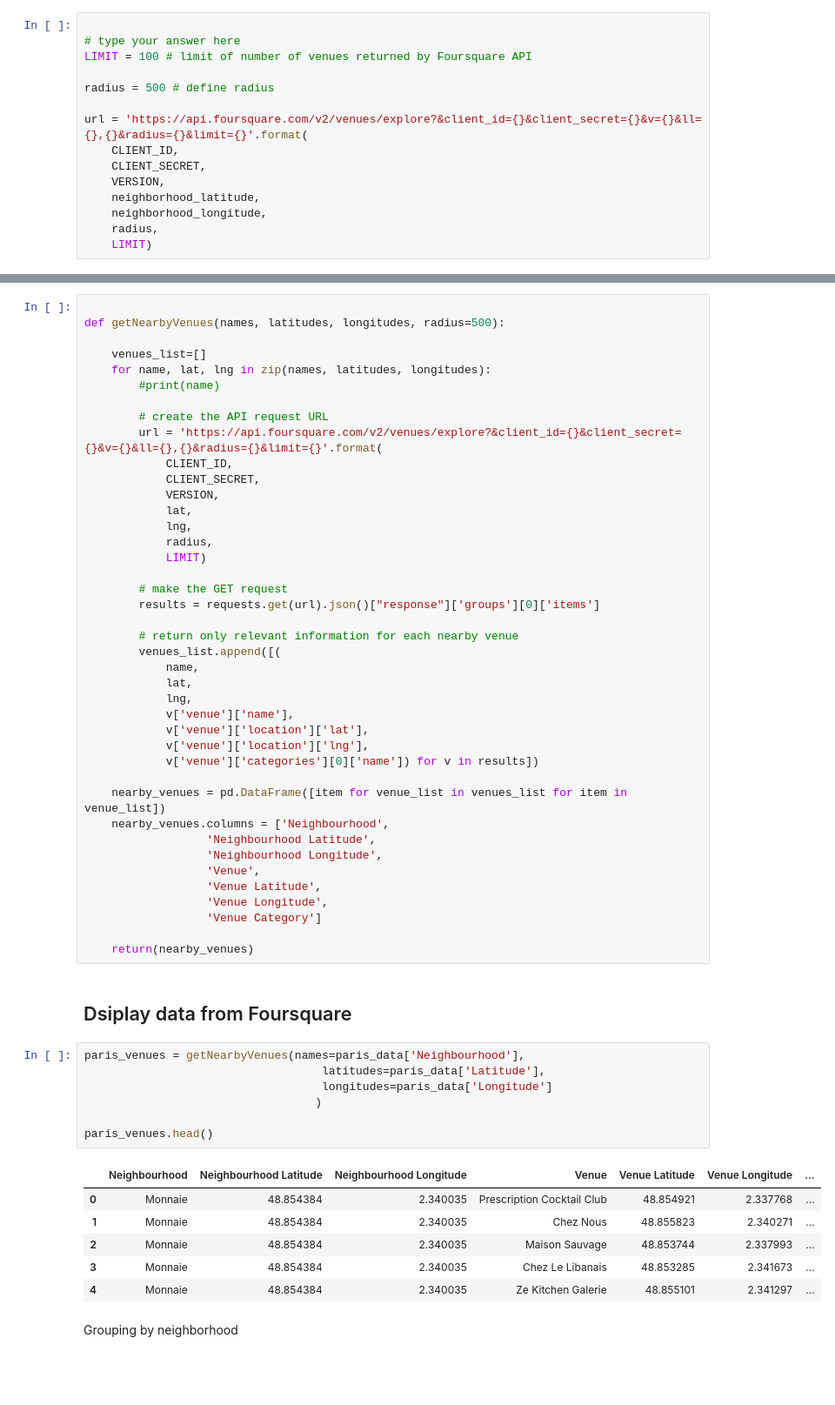
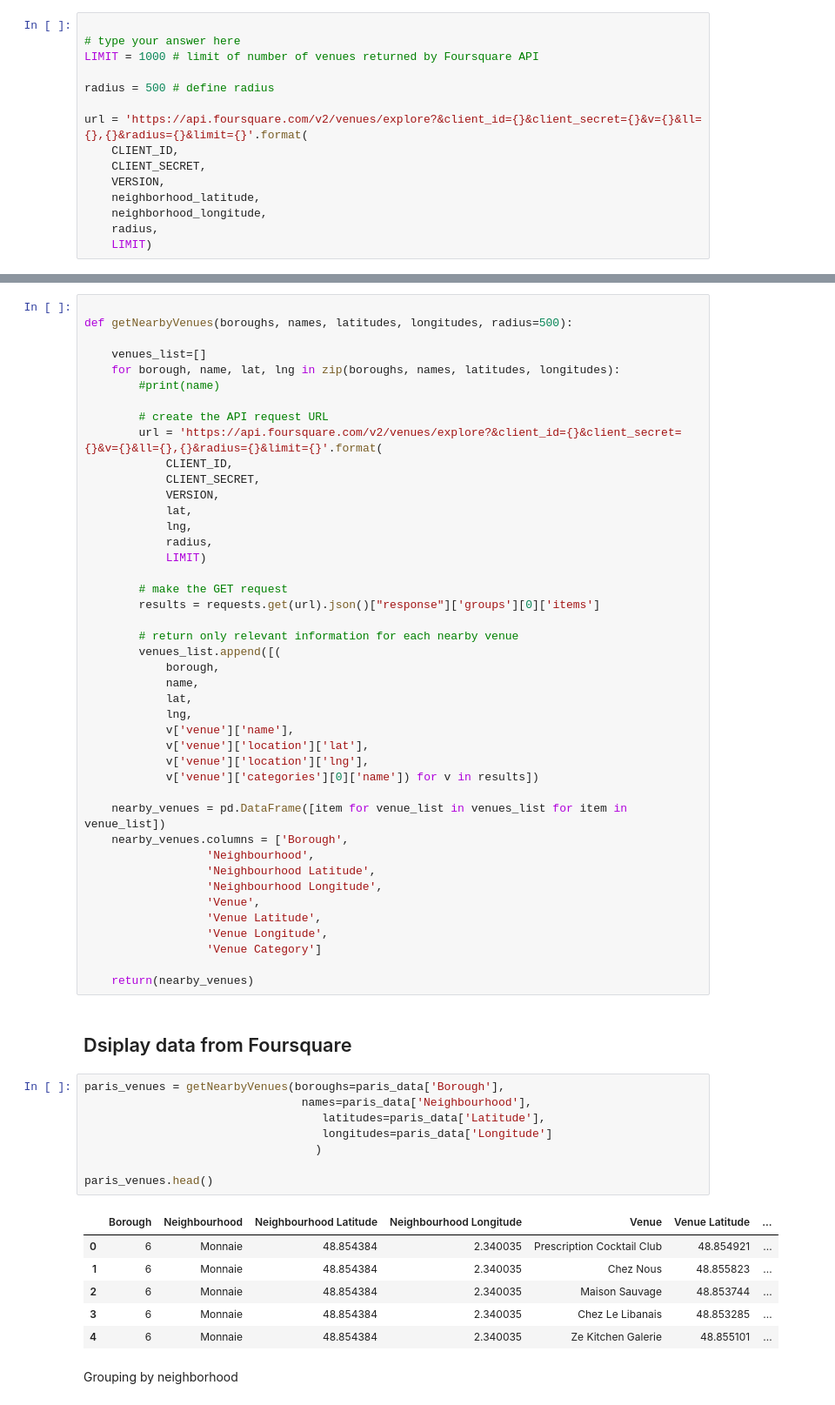
Before and after one commit to camoc/coursera_datascience_ibm, a Jupyter notebook: Capstone-Project-paris-neighborhood.ipynb, the cells around one changed output, grey strips where cells are left out. Shown at 87% size. Drawn from its saved outputs; the diff is of its cells as text; blank space fills up the shorter version.

Commit message:
Capstone Paris neighborhood project

```diff
--- a/Capstone-Project-paris-neighborhood.ipynb
+++ b/Capstone-Project-paris-neighborhood.ipynb
@@ -192,7 +226,7 @@ Build Foursquare URL with geo coordinates
 # %%
 
 # type your answer here
-LIMIT = 100 # limit of number of venues returned by Foursquare API
+LIMIT = 1000 # limit of number of venues returned by Foursquare API
 
 radius = 500 # define radius
 
@@ -286,10 +320,10 @@ print('{} venues were returned by Foursquare.'.format(nearby_venues.shape[0]))
 ## Method loading all venues for each neiborhoud
 # %%
 
-def getNearbyVenues(names, latitudes, longitudes, radius=500):
+def getNearbyVenues(boroughs, names, latitudes, longitudes, radius=500):
 
     venues_list=[]
-    for name, lat, lng in zip(names, latitudes, longitudes):
+    for borough, name, lat, lng in zip(boroughs, names, latitudes, longitudes):
         #print(name)
 
         # create the API request URL
@@ -307,6 +341,7 @@ def getNearbyVenues(names, latitudes, longitudes, radius=500):
 
         # return only relevant information for each nearby venue
         venues_list.append([(
+            borough,
             name,
             lat,
             lng,
@@ -316,7 +351,8 @@ def getNearbyVenues(names, latitudes, longitudes, radius=500):
             v['venue']['categories'][0]['name']) for v in results])
 
     nearby_venues = pd.DataFrame([item for venue_list in venues_list for item in venue_list])
-    nearby_venues.columns = ['Neighbourhood',
+    nearby_venues.columns = ['Borough',
+                  'Neighbourhood',
                   'Neighbourhood Latitude',
                   'Neighbourhood Longitude',
                   'Venue',
@@ -328,19 +364,20 @@ def getNearbyVenues(names, latitudes, longitudes, radius=500):
 # %% [markdown]
 ## Dsiplay data from Foursquare
 # %%
-paris_venues = getNearbyVenues(names=paris_data['Neighbourhood'],
+paris_venues = getNearbyVenues(boroughs=paris_data['Borough'],
+                                names=paris_data['Neighbourhood'],
                                    latitudes=paris_data['Latitude'],
                                    longitudes=paris_data['Longitude']
                                   )
 
 paris_venues.head()
 # %% [output]
-|  | Neighbourhood | Neighbourhood Latitude | Neighbourhood Longitude | Venue | Venue Latitude | Venue Longitude | ... |
-| 0 | Monnaie | 48.854384 | 2.340035 | Prescription Cocktail Club | 48.854921 | 2.337768 | ... |
-| 1 | Monnaie | 48.854384 | 2.340035 | Chez Nous | 48.855823 | 2.340271 | ... |
-| 2 | Monnaie | 48.854384 | 2.340035 | Maison Sauvage | 48.853744 | 2.337993 | ... |
-| 3 | Monnaie | 48.854384 | 2.340035 | Chez Le Libanais | 48.853285 | 2.341673 | ... |
-| 4 | Monnaie | 48.854384 | 2.340035 | Ze Kitchen Galerie | 48.855101 | 2.341297 | ... |
+|  | Borough | Neighbourhood | Neighbourhood Latitude | Neighbourhood Longitude | Venue | Venue Latitude | ... |
+| 0 | 6 | Monnaie | 48.854384 | 2.340035 | Prescription Cocktail Club | 48.854921 | ... |
+| 1 | 6 | Monnaie | 48.854384 | 2.340035 | Chez Nous | 48.855823 | ... |
+| 2 | 6 | Monnaie | 48.854384 | 2.340035 | Maison Sauvage | 48.853744 | ... |
+| 3 | 6 | Monnaie | 48.854384 | 2.340035 | Chez Le Libanais | 48.853285 | ... |
+| 4 | 6 | Monnaie | 48.854384 | 2.340035 | Ze Kitchen Galerie | 48.855101 | ... |
 # %% [markdown]
 Grouping by neighborhood
 # %%
```
Also changed, not shown: parts of 38 cells of this notebook.
